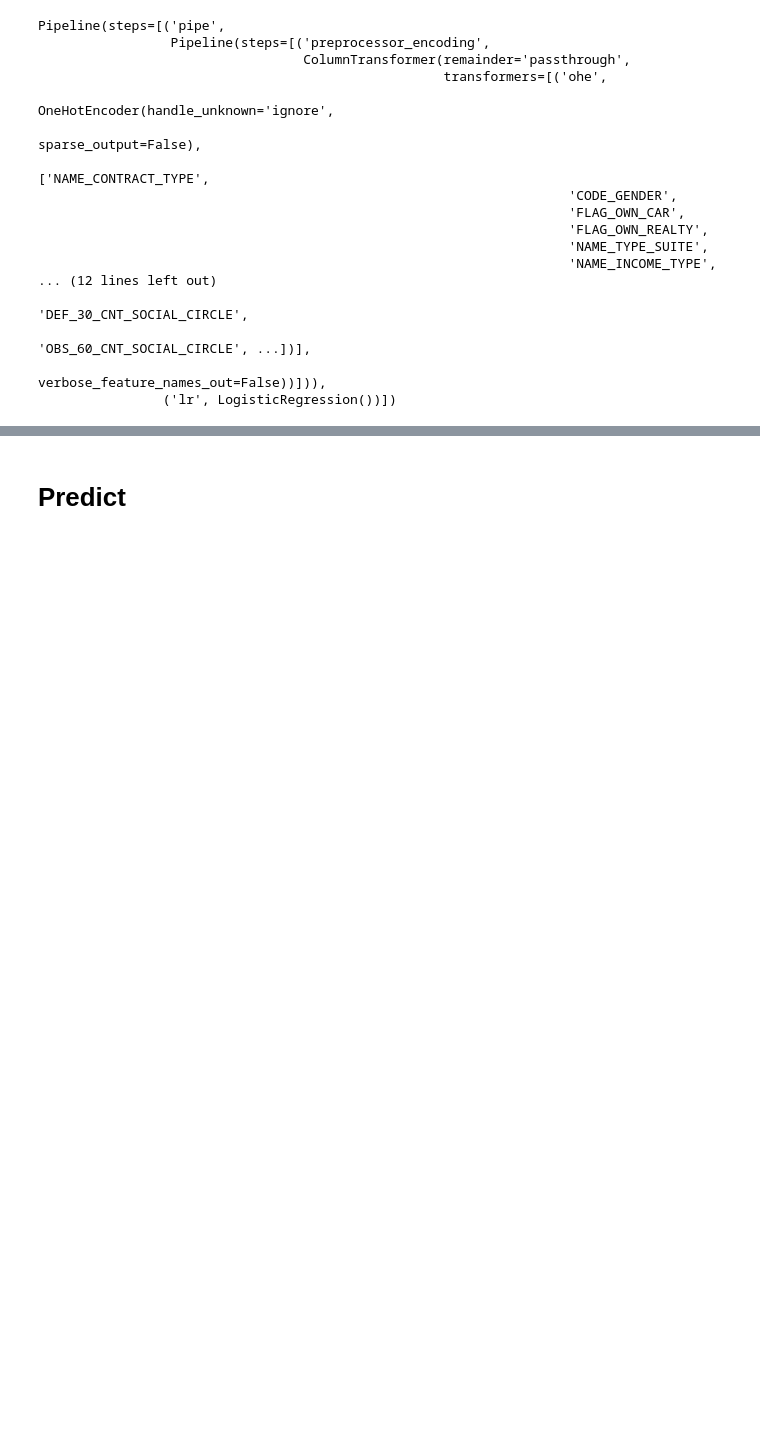
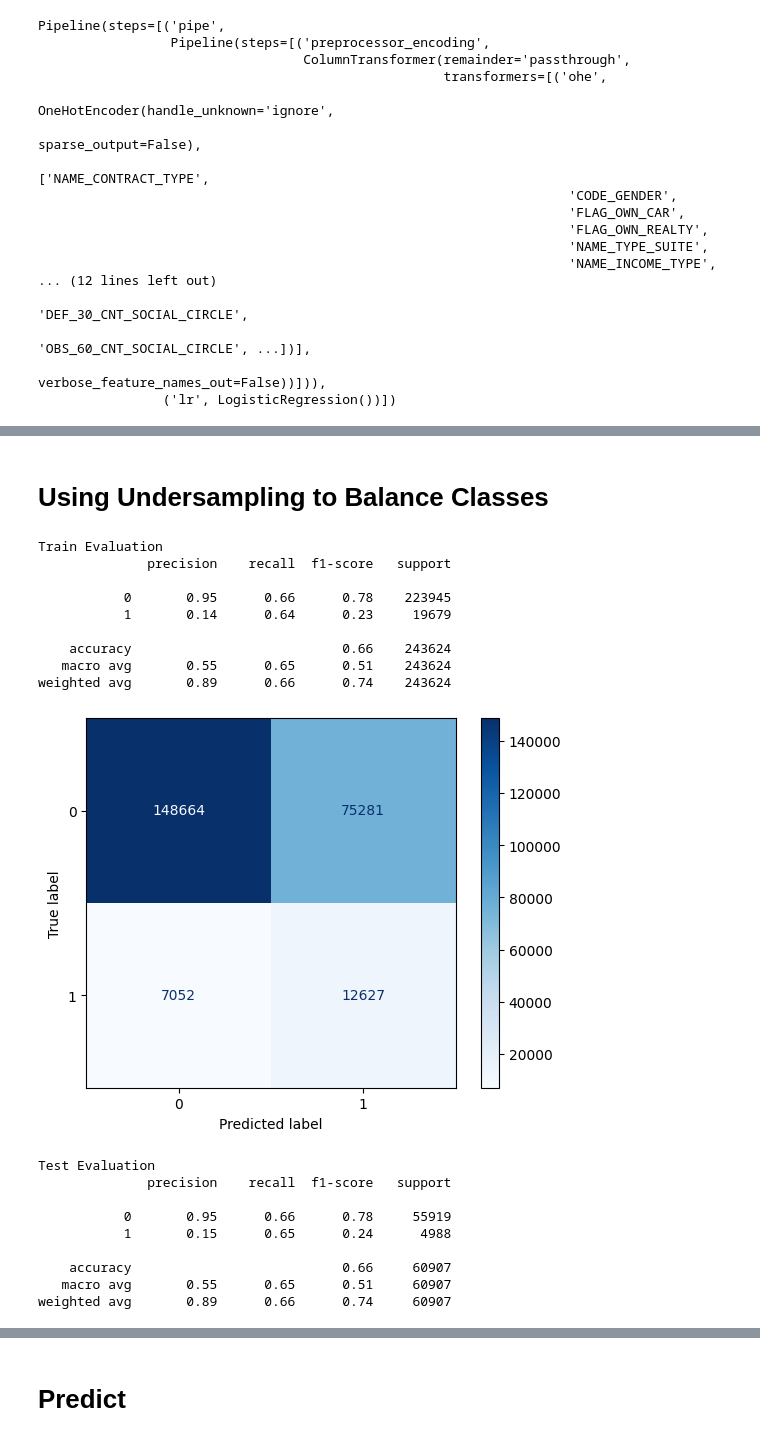
Before and after one commit to annahanslc/home-credit-default-risk-project, a Jupyter notebook: Project drafts/EDA_1_baseline_LR_weighted.ipynb, the cells around one changed output, grey strips where cells are left out. Cells and saved outputs as stored; diff of their text form; code cells hidden in the pictures; blank space fills up the shorter version.

```diff
--- a/EDA_1.ipynb
+++ b/Project drafts/EDA_1_baseline_LR_weighted.ipynb
@@ -475,0 +622,34 @@ weighted avg       0.88      0.92      0.88     60907
+# %% [markdown]
+# Using Undersampling to Balance Classes
+# %%
+# use under sampling to balanced class
+
+from imblearn.under_sampling import RandomUnderSampler
+
+estimators = [step[1] for step in pipe.steps]
+under_pipe = make_pipeline(*estimators, RandomUnderSampler(), LogisticRegression(max_iter=1000)).fit(X_train, y_train)
+# %%
+results_under = eval_classification(under_pipe, X_train, y_train, X_test, y_test,
+                    model_name='LR Under Sampling', pos_label=1, results_frame=results_smote)
+
+results_under
+# %% [output]
+Train Evaluation
+              precision    recall  f1-score   support
+
+           0       0.95      0.66      0.78    223945
+           1       0.14      0.64      0.23     19679
+
+    accuracy                           0.66    243624
+   macro avg       0.55      0.65      0.51    243624
+weighted avg       0.89      0.66      0.74    243624
+[figure, added]
+Test Evaluation
+              precision    recall  f1-score   support
+
+           0       0.95      0.66      0.78     55919
+           1       0.15      0.65      0.24      4988
+
+    accuracy                           0.66     60907
+   macro avg       0.55      0.65      0.51     60907
+weighted avg       0.89      0.66      0.74     60907
```
Also changed, not shown: parts of 13 cells of this notebook, 4 other files.
